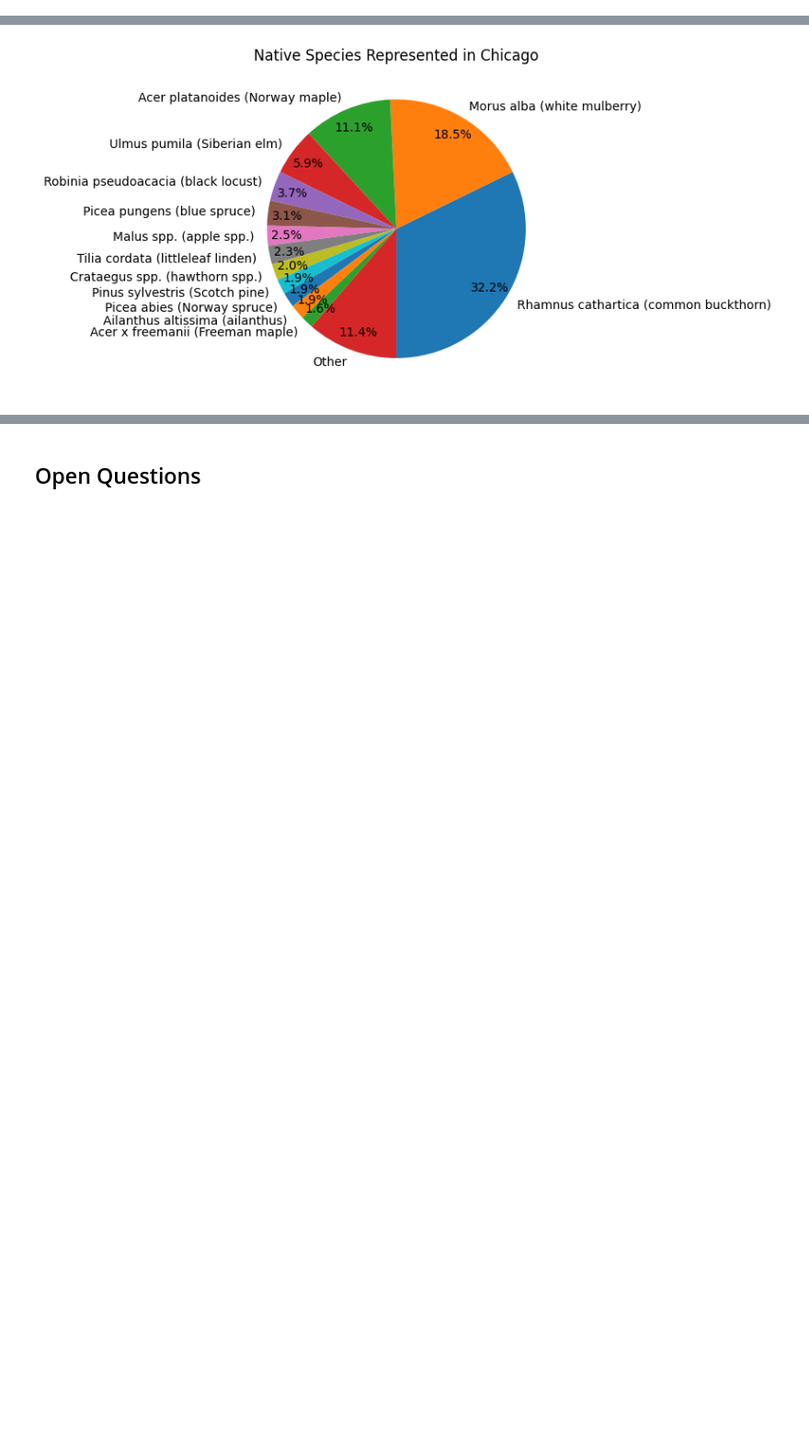
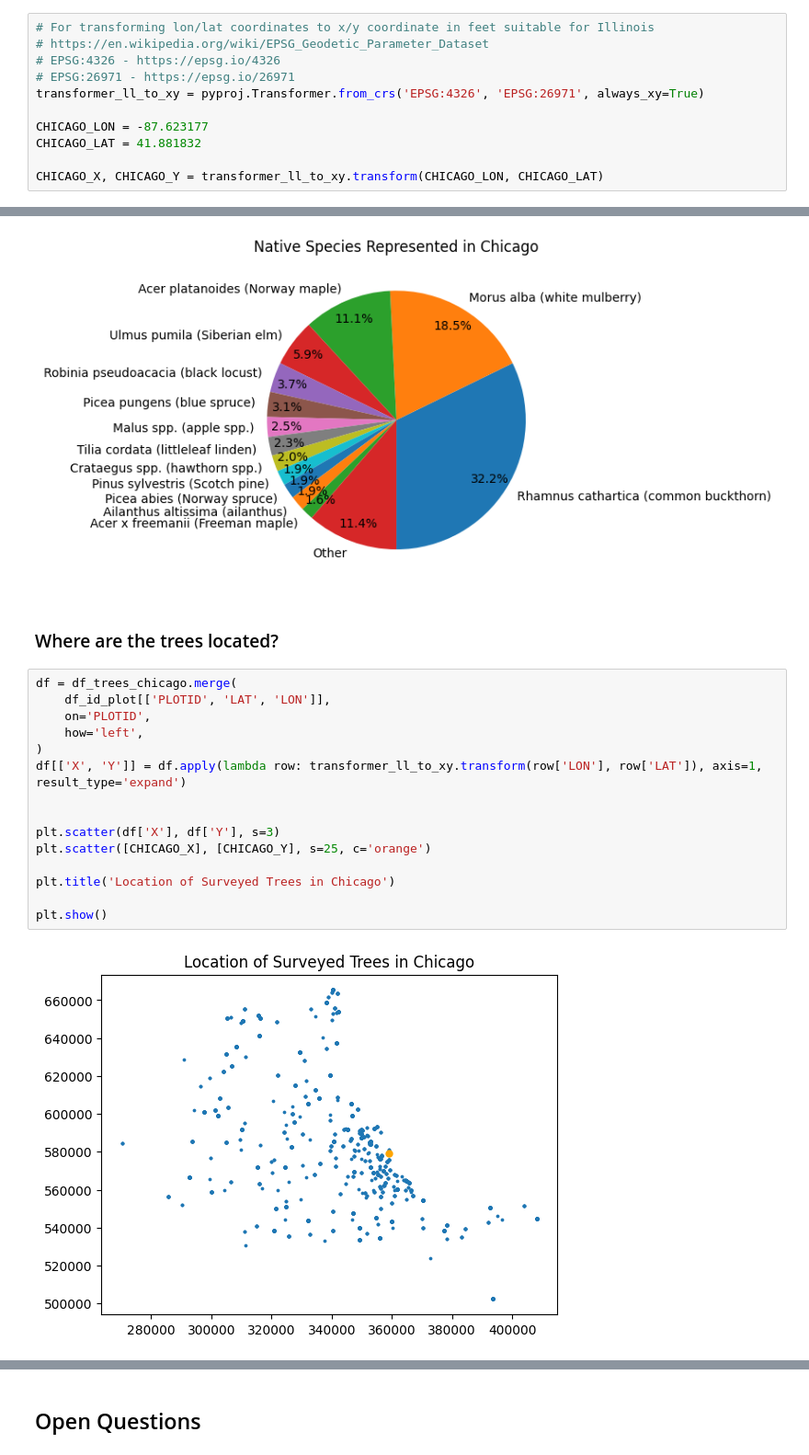
Before and after one commit to fractalate/data-trees, a Jupyter notebook: explore_chicago_il.ipynb, the cells around one changed output, grey strips where cells are left out. Shown: that part at 92% size. Drawn from its saved outputs; the diff is of its cells as text; blank space fills up the shorter version.

Commit message:
A Map of Chicago Trees

```diff
--- a/explore_chicago_il.ipynb
+++ b/explore_chicago_il.ipynb
@@ -7,6 +8,17 @@ import matplotlib.pyplot as plt
 pd.set_option('display.max_columns', None)
 pd.set_option('display.max_rows', None)
 pd.set_option('display.max_colwidth', None)
+# %%
+# For transforming lon/lat coordinates to x/y coordinate in feet suitable for Illinois
+# https://en.wikipedia.org/wiki/EPSG_Geodetic_Parameter_Dataset
+# EPSG:4326 - https://epsg.io/4326
+# EPSG:26971 - https://epsg.io/26971
+transformer_ll_to_xy = pyproj.Transformer.from_crs('EPSG:4326', 'EPSG:26971', always_xy=True)
+
+CHICAGO_LON = -87.623177
+CHICAGO_LAT = 41.881832
+
+CHICAGO_X, CHICAGO_Y = transformer_ll_to_xy.transform(CHICAGO_LON, CHICAGO_LAT)
 # %% [markdown]
 ## Load Source Tables
 # %% [markdown]
@@ -394,3 +406,22 @@ ax.set_ylabel('')
 pass
 # %% [output]
 [figure]
+# %% [markdown]
+### Where are the trees located?
+# %%
+df = df_trees_chicago.merge(
+    df_id_plot[['PLOTID', 'LAT', 'LON']],
+    on='PLOTID',
+    how='left',
+)
+df[['X', 'Y']] = df.apply(lambda row: transformer_ll_to_xy.transform(row['LON'], row['LAT']), axis=1, result_type='expand')
+
+
+plt.scatter(df['X'], df['Y'], s=3)
+plt.scatter([CHICAGO_X], [CHICAGO_Y], s=25, c='orange')
+
+plt.title('Location of Surveyed Trees in Chicago')
+
+plt.show()
+# %% [output]
+[figure, added]
```
Also changed, not shown: parts of 3 cells of this notebook, 1 other file.
